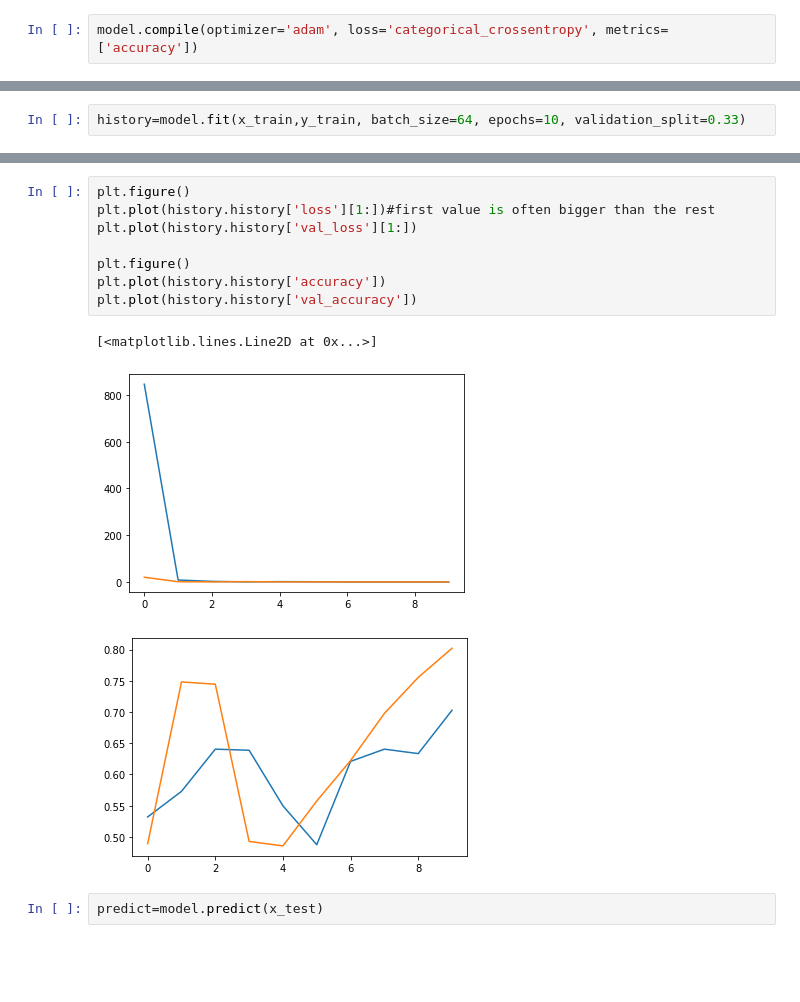
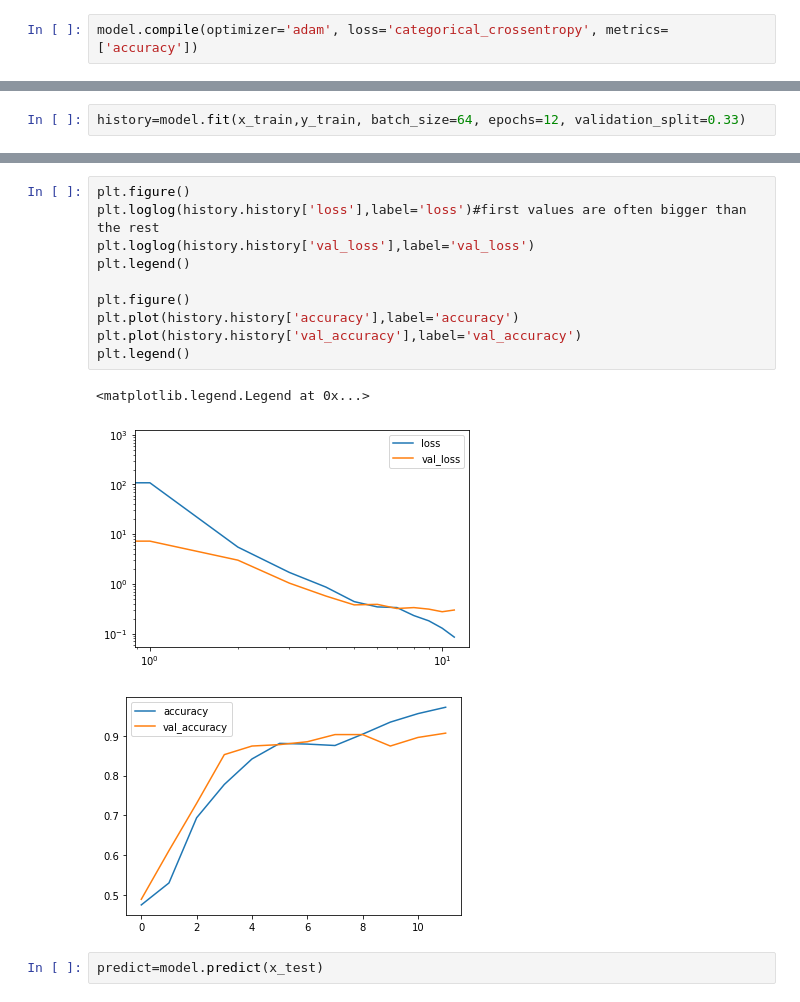
Before and after one commit to sirius59/ART_AI, a Jupyter notebook: ART_AI.ipynb, the cells around one changed output, grey strips where cells are left out. Saved outputs shown, nothing was run; the diff lists cells and outputs as text; blank space fills up the shorter version.

```diff
--- a/ART_AI.ipynb
+++ b/ART_AI.ipynb
@@ -162,5 +162,5 @@ Trainable params: 187,688,750
 Non-trainable params: 0
 _________________________________________________________________
 # %%
-history=model.fit(x_train,y_train, batch_size=64, epochs=10, validation_split=0.33)
+history=model.fit(x_train,y_train, batch_size=64, epochs=12, validation_split=0.33)
 # %% [output]
@@ -169,15 +184,17 @@ ResourceExhaustedError: ignored
 # %%
 plt.figure()
-plt.plot(history.history['loss'][1:])#first value is often bigger than the rest
-plt.plot(history.history['val_loss'][1:])
+plt.loglog(history.history['loss'],label='loss')#first values are often bigger than the rest
+plt.loglog(history.history['val_loss'],label='val_loss')
+plt.legend()
 
 plt.figure()
-plt.plot(history.history['accuracy'])
-plt.plot(history.history['val_accuracy'])
+plt.plot(history.history['accuracy'],label='accuracy')
+plt.plot(history.history['val_accuracy'],label='val_accuracy')
+plt.legend()
 # %% [output]
-[<matplotlib.lines.Line2D at 0x...>]
+<matplotlib.legend.Legend at 0x...>
-[figure, old version]
+[figure, new version]
-[figure, old version]
+[figure, new version]
 # %%
 predict=model.predict(x_test)
 # %%
```
Also changed, not shown: parts of 7 cells of this notebook.
